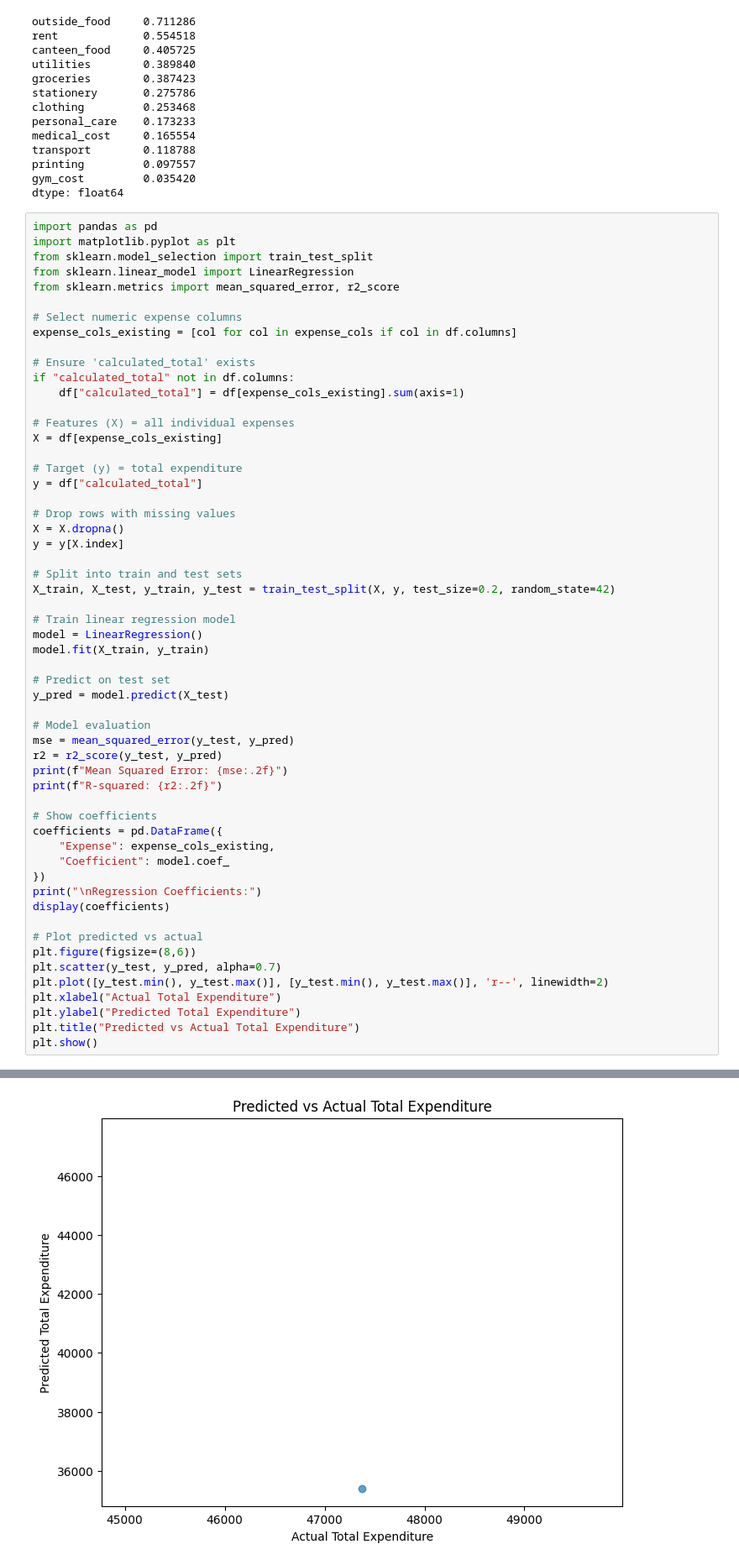
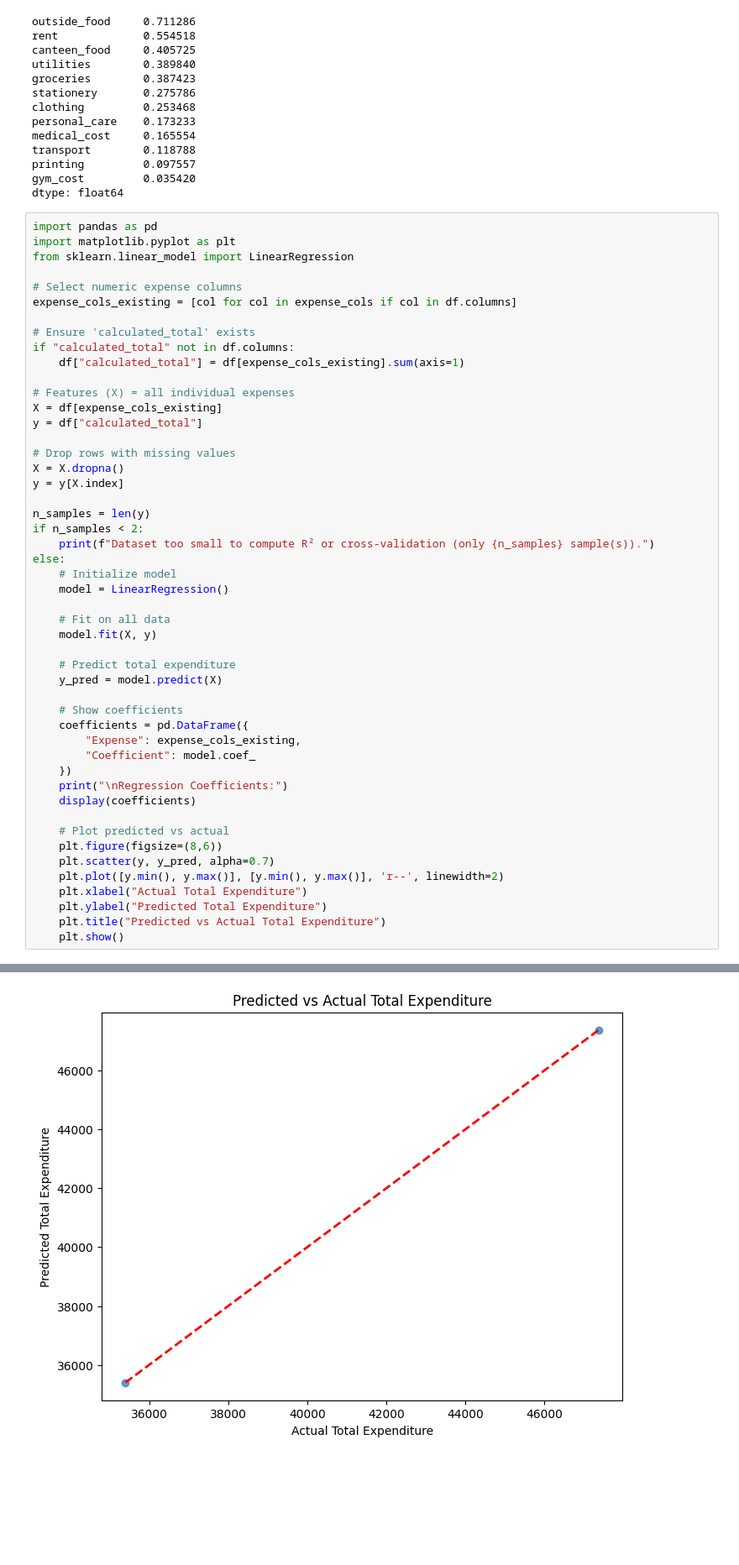
Before and after one commit to Pasindu115530/Static-Project, a Jupyter notebook: test.ipynb, the cells around one changed output, grey strips where cells are left out. Shown at 84% size. Cells and saved outputs as stored; diff of their text form; blank space fills up the shorter version.

Commit message:
Add regression

```diff
--- a/test.ipynb
+++ b/test.ipynb
@@ -691,9 +691,7 @@ dtype: float64
 # %%
 import pandas as pd
 import matplotlib.pyplot as plt
-from sklearn.model_selection import train_test_split
 from sklearn.linear_model import LinearRegression
-from sklearn.metrics import mean_squared_error, r2_score
 
 # Select numeric expense columns
 expense_cols_existing = [col for col in expense_cols if col in df.columns]
@@ -704,44 +702,39 @@ if "calculated_total" not in df.columns:
 
 # Features (X) = all individual expenses
 X = df[expense_cols_existing]
-
-# Target (y) = total expenditure
 y = df["calculated_total"]
 
 # Drop rows with missing values
 X = X.dropna()
 y = y[X.index]
 
-# Split into train and test sets
-X_train, X_test, y_train, y_test = train_test_split(X, y, test_size=0.2, random_state=42)
+n_samples = len(y)
+if n_samples < 2:
+    print(f"Dataset too small to compute R² or cross-validation (only {n_samples} sample(s)).")
+else:
+    # Initialize model
+    model = LinearRegression()
 
-# Train linear regression model
-model = LinearRegression()
-model.fit(X_train, y_train)
+    # Fit on all data
+    model.fit(X, y)
 
-# Predict on test set
-y_pred = model.predict(X_test)
+    # Predict total expenditure
+    y_pred = model.predict(X)
 
-# Model evaluation
-mse = mean_squared_error(y_test, y_pred)
-r2 = r2_score(y_test, y_pred)
-print(f"Mean Squared Error: {mse:.2f}")
-print(f"R-squared: {r2:.2f}")
+    # Show coefficients
+    coefficients = pd.DataFrame({
+        "Expense": expense_cols_existing,
+        "Coefficient": model.coef_
+    })
+    print("\nRegression Coefficients:")
+    display(coefficients)
 
-# Show coefficients
-coefficients = pd.DataFrame({
-    "Expense": expense_cols_existing,
-    "Coefficient": model.coef_
-})
-print("\nRegression Coefficients:")
-display(coefficients)
-
-# Plot predicted vs actual
-plt.figure(figsize=(8,6))
-plt.scatter(y_test, y_pred, alpha=0.7)
-plt.plot([y_test.min(), y_test.max()], [y_test.min(), y_test.max()], 'r--', linewidth=2)
-plt.xlabel("Actual Total Expenditure")
-plt.ylabel("Predicted Total Expenditure")
-plt.title("Predicted vs Actual Total Expenditure")
-plt.show()
+    # Plot predicted vs actual
+    plt.figure(figsize=(8,6))
+    plt.scatter(y, y_pred, alpha=0.7)
+    plt.plot([y.min(), y.max()], [y.min(), y.max()], 'r--', linewidth=2)
+    plt.xlabel("Actual Total Expenditure")
+    plt.ylabel("Predicted Total Expenditure")
+    plt.title("Predicted vs Actual Total Expenditure")
+    plt.show()
 # %% [output]
@@ -765 +755 @@ Regression Coefficients:
-[figure, old version]
+[figure, new version]
```
Also changed, not shown: parts of 1 cell of this notebook.
